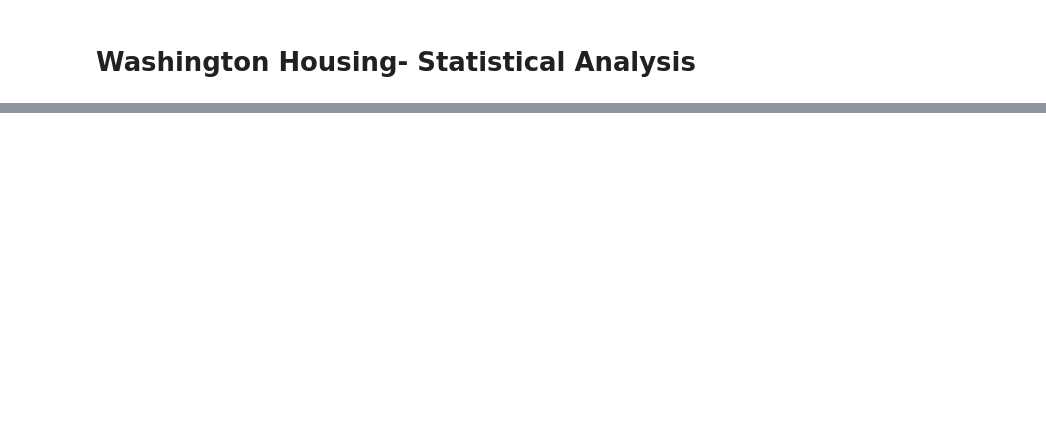
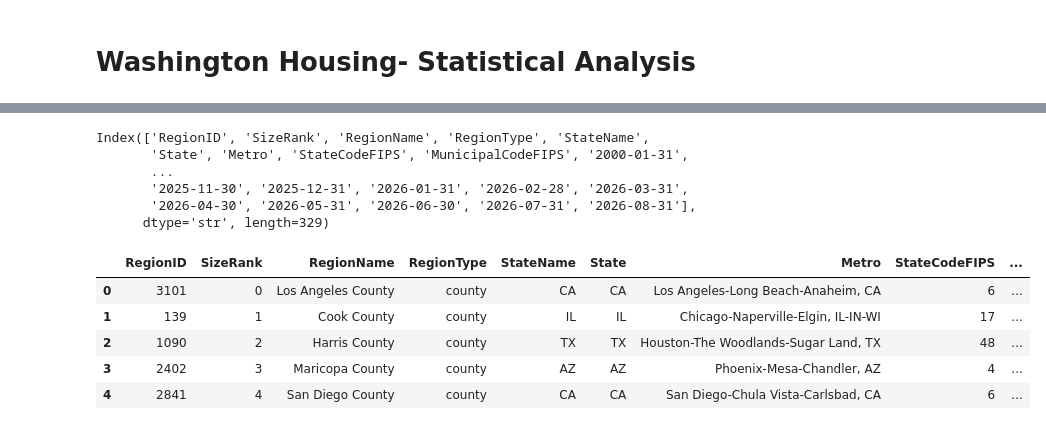
Before and after one commit to binay8/wa-housing, a Jupyter notebook: code/wa_housing.ipynb, the cells around one changed output, grey strips where cells are left out. Cells and saved outputs as stored; diff of their text form; code cells hidden in the pictures; blank space fills up the shorter version.

```diff
--- a/code/wa_housing.ipynb
+++ b/code/wa_housing.ipynb
@@ -66,0 +29,20 @@ income.to_csv("C:/Users/binay/Documents/data5100/projects/WAHousing/data/WA_Medi
+# %%
+housing_value.columns
+# %% [output]
+Index(['RegionID', 'SizeRank', 'RegionName', 'RegionType', 'StateName',
+       'State', 'Metro', 'StateCodeFIPS', 'MunicipalCodeFIPS', '2000-01-31',
+       ...
+       '2025-11-30', '2025-12-31', '2026-01-31', '2026-02-28', '2026-03-31',
+       '2026-04-30', '2026-05-31', '2026-06-30', '2026-07-31', '2026-08-31'],
+      dtype='str', length=329)
+# %%
+# to display all columns
+pd.set_option('display.max_columns', None)
+housing_value.head()
+# %% [output]
+|  | RegionID | SizeRank | RegionName | RegionType | StateName | State | Metro | StateCodeFIPS | ... |
+| 0 | 3101 | 0 | Los Angeles County | county | CA | CA | Los Angeles-Long Beach-Anaheim, CA | 6 | ... |
+| 1 | 139 | 1 | Cook County | county | IL | IL | Chicago-Naperville-Elgin, IL-IN-WI | 17 | ... |
+| 2 | 1090 | 2 | Harris County | county | TX | TX | Houston-The Woodlands-Sugar Land, TX | 48 | ... |
+| 3 | 2402 | 3 | Maricopa County | county | AZ | AZ | Phoenix-Mesa-Chandler, AZ | 4 | ... |
+| 4 | 2841 | 4 | San Diego County | county | CA | CA | San Diego-Chula Vista-Carlsbad, CA | 6 | ... |
```
Also changed, not shown: parts of 20 cells of this notebook, 2 other files.
